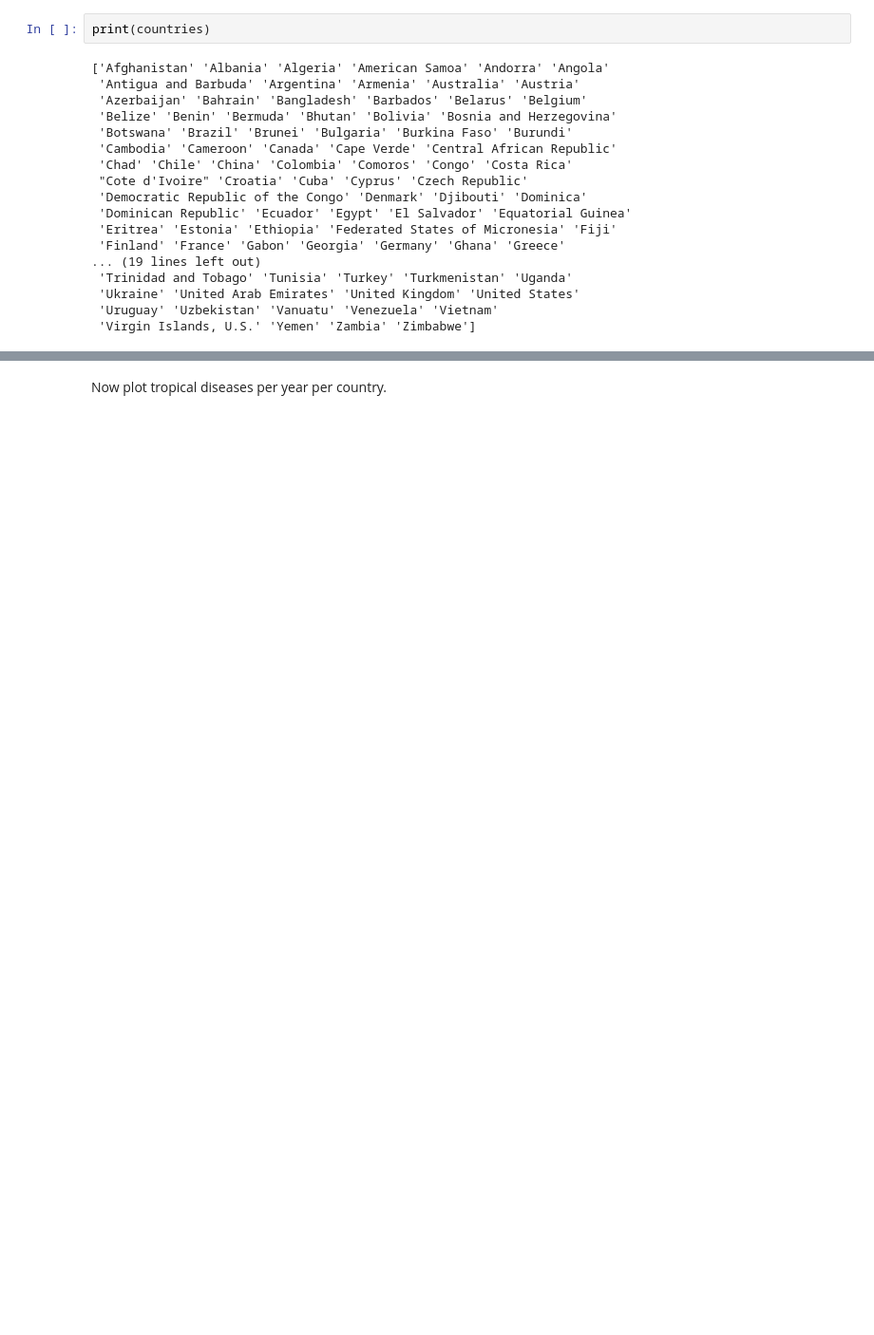
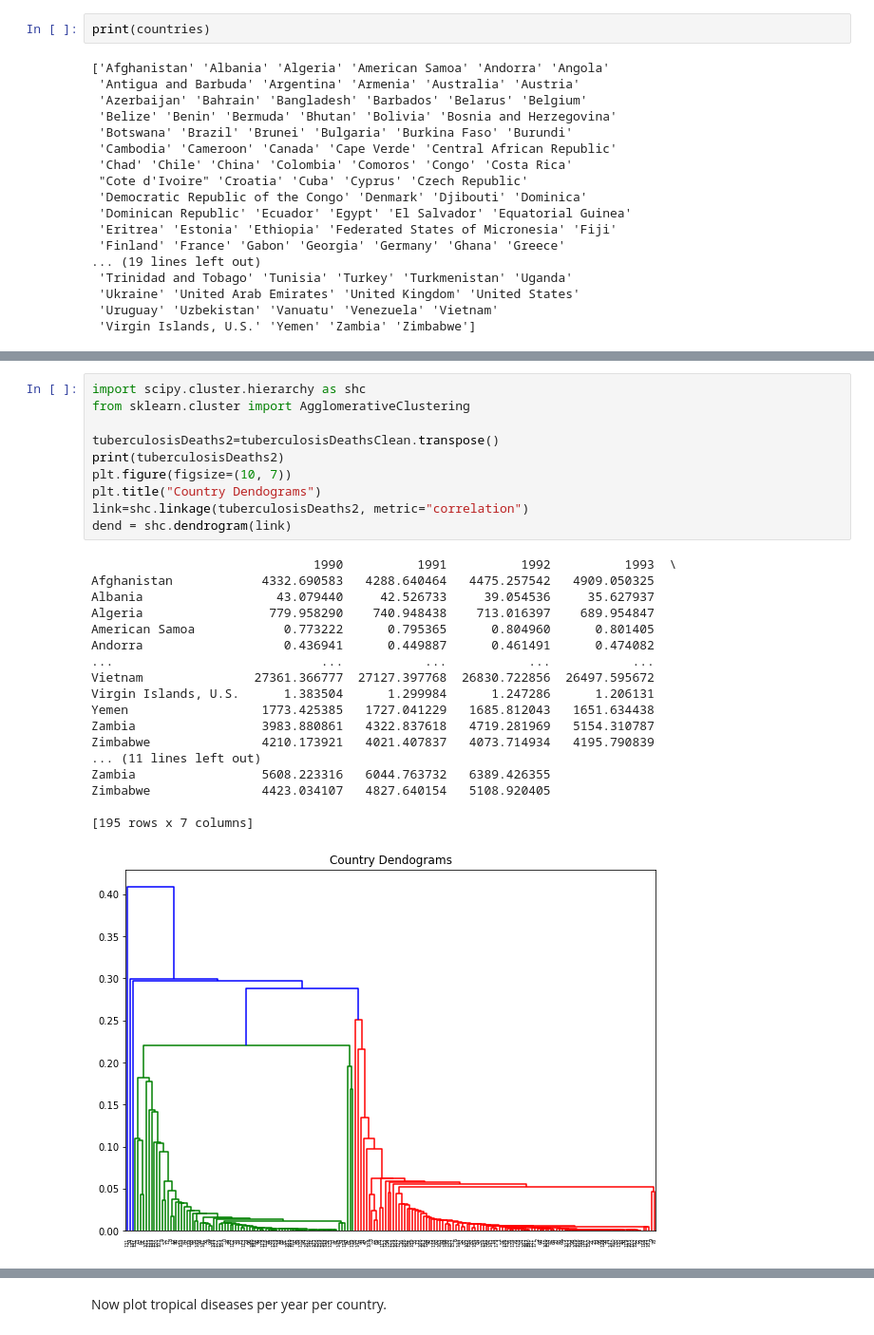
Before and after one commit to itsyaboii1337/Data_Science_Alliance, a Jupyter notebook: Analysing_Medical_Data.ipynb, the cells around one changed output, grey strips where cells are left out. Shown at 95% size. Saved outputs shown, nothing was run; the diff lists cells and outputs as text; blank space fills up the shorter version.

```diff
--- a/Analysing_Medical_Data.ipynb
+++ b/Analysing_Medical_Data.ipynb
@@ -276,0 +396,29 @@ yearlyData=pivoted.unstack(1)
+# %%
+import scipy.cluster.hierarchy as shc
+from sklearn.cluster import AgglomerativeClustering
+
+tuberculosisDeaths2=tuberculosisDeathsClean.transpose()
+print(tuberculosisDeaths2)
+plt.figure(figsize=(10, 7))
+plt.title("Country Dendograms")
+link=shc.linkage(tuberculosisDeaths2, metric="correlation")
+dend = shc.dendrogram(link)
+# %% [output]
+                              1990          1991          1992          1993  \
+Afghanistan            4332.690583   4288.640464   4475.257542   4909.050325
+Albania                  43.079440     42.526733     39.054536     35.627937
+Algeria                 779.958290    740.948438    713.016397    689.954847
+American Samoa            0.773222      0.795365      0.804960      0.801405
+Andorra                   0.436941      0.449887      0.461491      0.474082
+...                            ...           ...           ...           ...
+Vietnam               27361.366777  27127.397768  26830.722856  26497.595672
+Virgin Islands, U.S.      1.383504      1.299984      1.247286      1.206131
+Yemen                  1773.425385   1727.041229   1685.812043   1651.634438
+Zambia                 3983.880861   4322.837618   4719.281969   5154.310787
+Zimbabwe               4210.173921   4021.407837   4073.714934   4195.790839
+... (11 lines left out)
+Zambia                 5608.223316   6044.763732   6389.426355
+Zimbabwe               4423.034107   4827.640154   5108.920405
+
+[195 rows x 7 columns]
+[figure, added]
```
Also changed, not shown: parts of 20 cells of this notebook.
